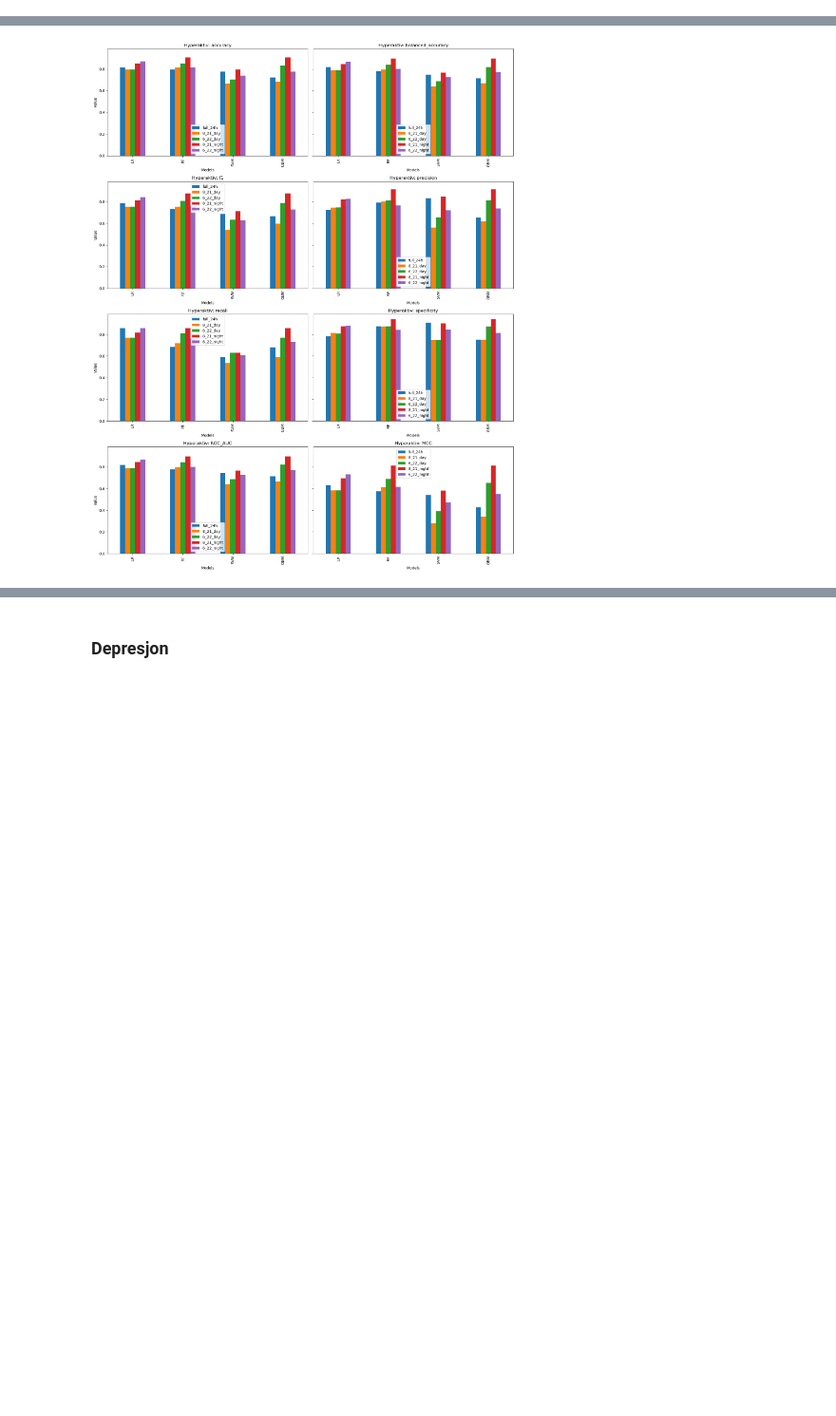
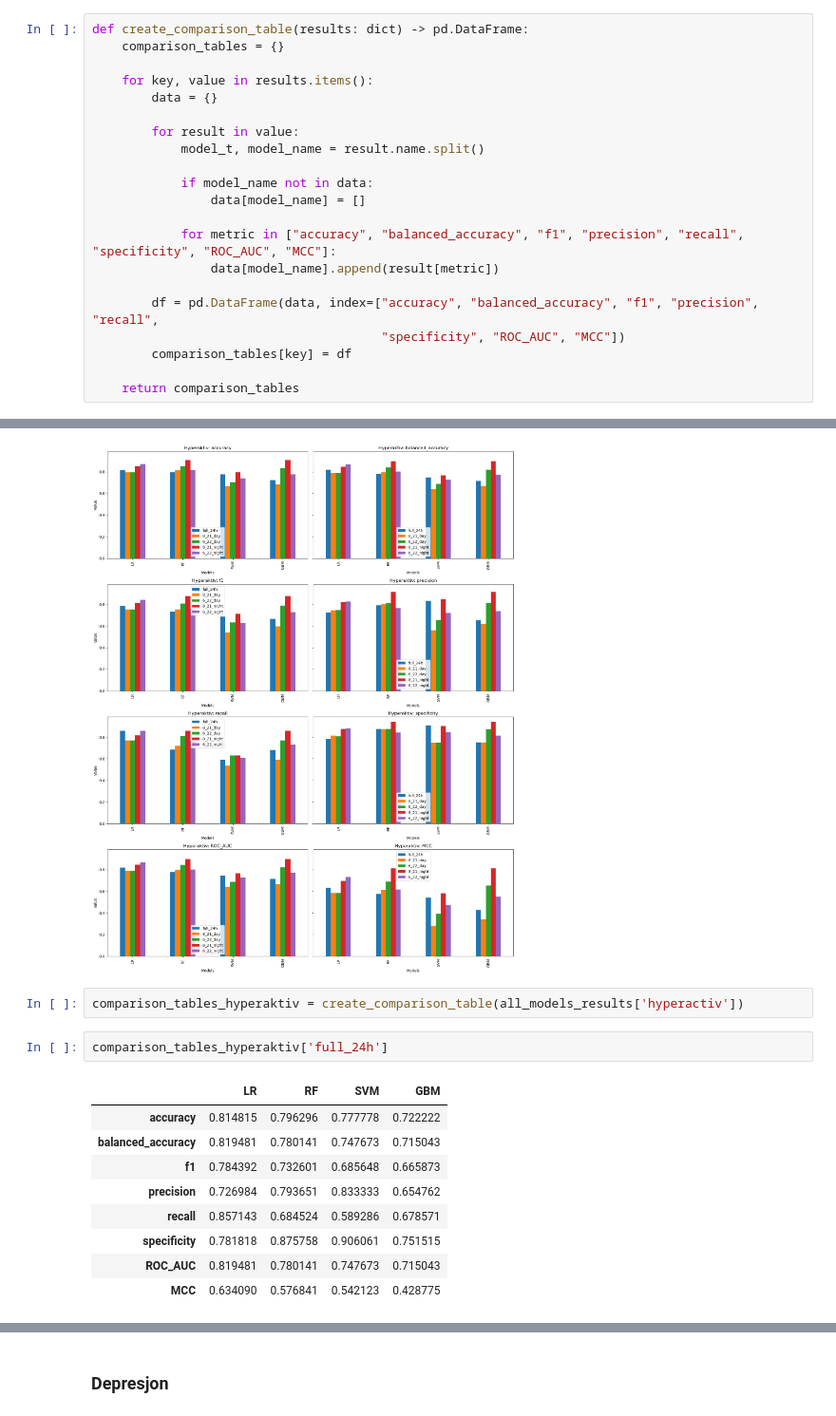
Before and after one commit to tunczyk101/Mental-Disorder-TS, a Jupyter notebook: plot_results.ipynb, the cells around one changed output, grey strips where cells are left out. Shown at 95% size. Saved outputs shown, nothing was run; the diff lists cells and outputs as text; blank space fills up the shorter version.

Commit message:
add tables with results

```diff
--- a/plot_results.ipynb
+++ b/plot_results.ipynb
@@ -145,6 +146,27 @@ def plot_day_night_full_comparison(results: dict[str, list[pd.Series]], title: s
 
     plt.tight_layout()
     plt.show()
+# %%
+def create_comparison_table(results: dict) -> pd.DataFrame:
+    comparison_tables = {}
+
+    for key, value in results.items():
+        data = {}
+
+        for result in value:
+            model_t, model_name = result.name.split()
+
+            if model_name not in data:
+                data[model_name] = []
+
+            for metric in ["accuracy", "balanced_accuracy", "f1", "precision", "recall", "specificity", "ROC_AUC", "MCC"]:
+                data[model_name].append(result[metric])
+
+        df = pd.DataFrame(data, index=["accuracy", "balanced_accuracy", "f1", "precision", "recall",
+                                       "specificity", "ROC_AUC", "MCC"])
+        comparison_tables[key] = df
+
+    return comparison_tables
 # %% [markdown]
 ## Plots
 
@@ -235,3 +257,17 @@ plot_model_comparison(all_models_results["hyperactiv"], "Hyperaktiv", figsize=(1
 plot_day_night_full_comparison(all_models_results["hyperactiv"], "Hyperaktiv", figsize=(16, 20))
 # %% [output]
 [figure]
+# %%
+comparison_tables_hyperaktiv = create_comparison_table(all_models_results['hyperactiv'])
+# %%
+comparison_tables_hyperaktiv['full_24h']
+# %% [output]
+|  | LR | RF | SVM | GBM |
+| accuracy | 0.814815 | 0.796296 | 0.777778 | 0.722222 |
+| balanced_accuracy | 0.819481 | 0.780141 | 0.747673 | 0.715043 |
+| f1 | 0.784392 | 0.732601 | 0.685648 | 0.665873 |
+| precision | 0.726984 | 0.793651 | 0.833333 | 0.654762 |
+| recall | 0.857143 | 0.684524 | 0.589286 | 0.678571 |
+| specificity | 0.781818 | 0.875758 | 0.906061 | 0.751515 |
+| ROC_AUC | 0.819481 | 0.780141 | 0.747673 | 0.715043 |
+| MCC | 0.634090 | 0.576841 | 0.542123 | 0.428775 |
```
Also changed, not shown: parts of 18 cells of this notebook, 2 other files.
